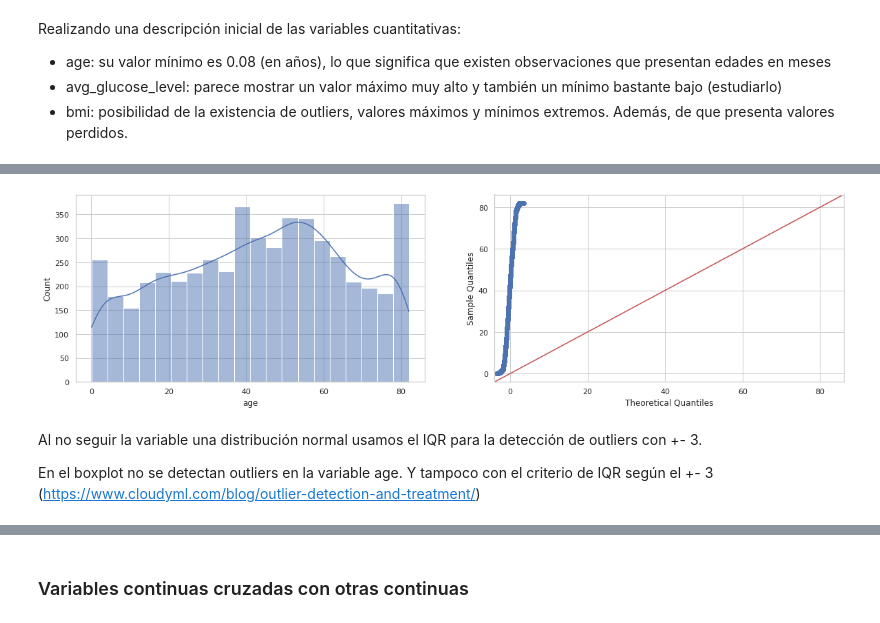
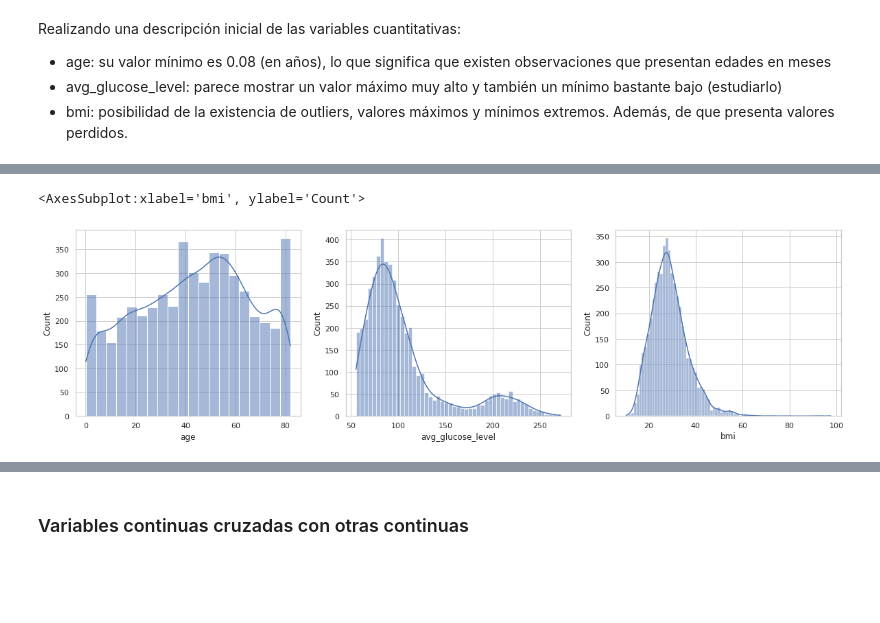
Before and after one commit to sumitkumarjethani/Stroke-Prediction, a Jupyter notebook: exploratory-data-analysis.ipynb, the cells around one changed output, grey strips where cells are left out. Saved outputs shown, nothing was run; the diff lists cells and outputs as text; code cells hidden in the pictures; blank space fills up the shorter version.

```diff
--- a/exploratory-data-analysis.ipynb
+++ b/exploratory-data-analysis.ipynb
@@ -48,3 +50,6 @@ stroke_df.shape
+# %%
+for col in ['gender', 'hypertension', 'heart_disease', 'ever_married', 'work_type', 'Residence_type','smoking_status', 'stroke']:
+    stroke_df[col] = stroke_df[col].astype('category')
 # %% [markdown]
 ## Análisis exploratorio de los datos
 # %% [markdown]
@@ -117,13 +124,9 @@ Distribución de la variable **age**:
 # %%
-fig, axes = plt.subplots(ncols=2, figsize=(20, 5))
+fig, axes = plt.subplots(ncols=3, figsize=(20, 5))
 
 sns.histplot(data=stroke_df, x="age", kde=True, ax=axes[0])
-
-#create Q-Q plot with 45-degree line added to plot
-_ = sm.qqplot(stroke_df.age, line='45', ax=axes[1])
+sns.histplot(data=stroke_df, x="avg_glucose_level", kde=True, ax=axes[1])
+sns.histplot(data=stroke_df, x="bmi", kde=True, ax=axes[2])
 # %% [output]
+<AxesSubplot:xlabel='bmi', ylabel='Count'>
-[figure, old version]
+[figure, new version]
-# %% [markdown]
-Al no seguir la variable una distribución normal usamos el IQR para la detección de outliers con +- 3.
-
-En el boxplot no se detectan outliers en la variable age. Y tampoco con el criterio de IQR según el +- 3 (https://www.cloudyml.com/blog/outlier-detection-and-treatment/)
```
Also changed, not shown: parts of 52 cells of this notebook.
